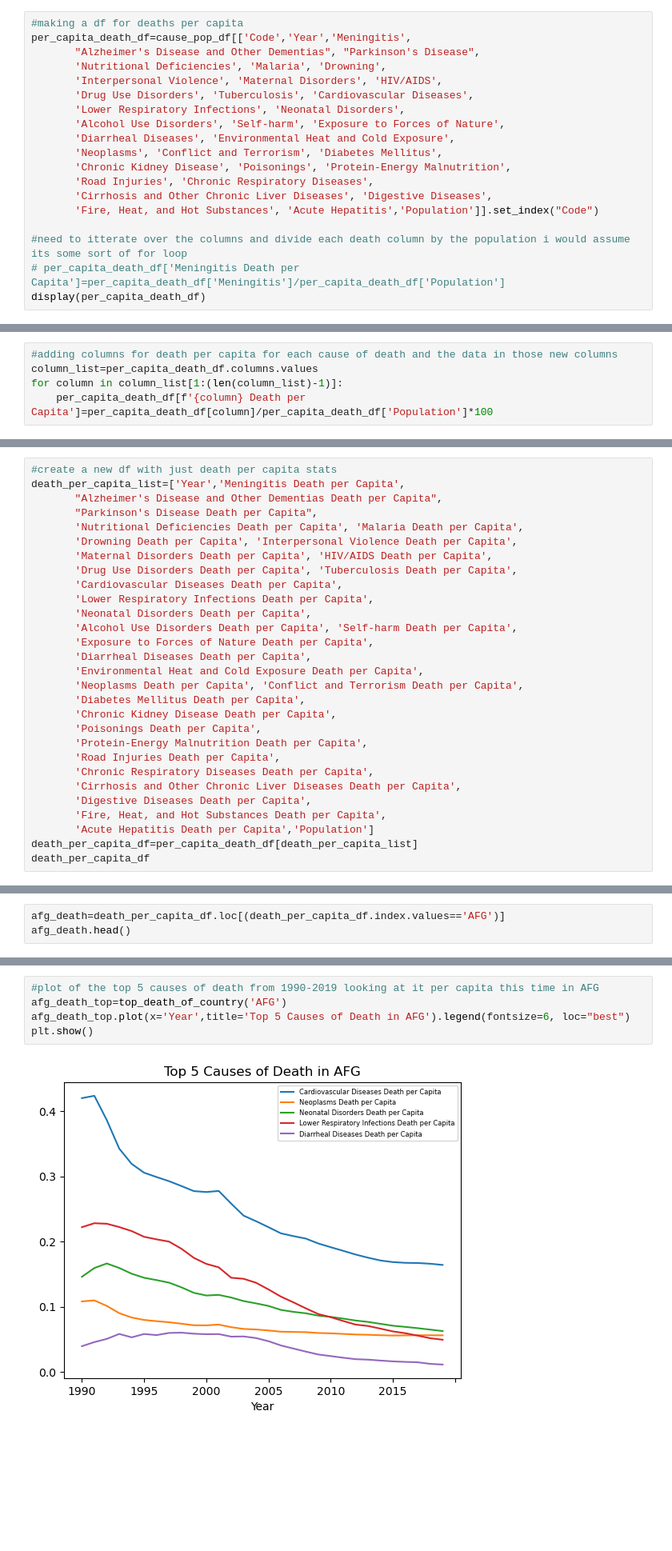
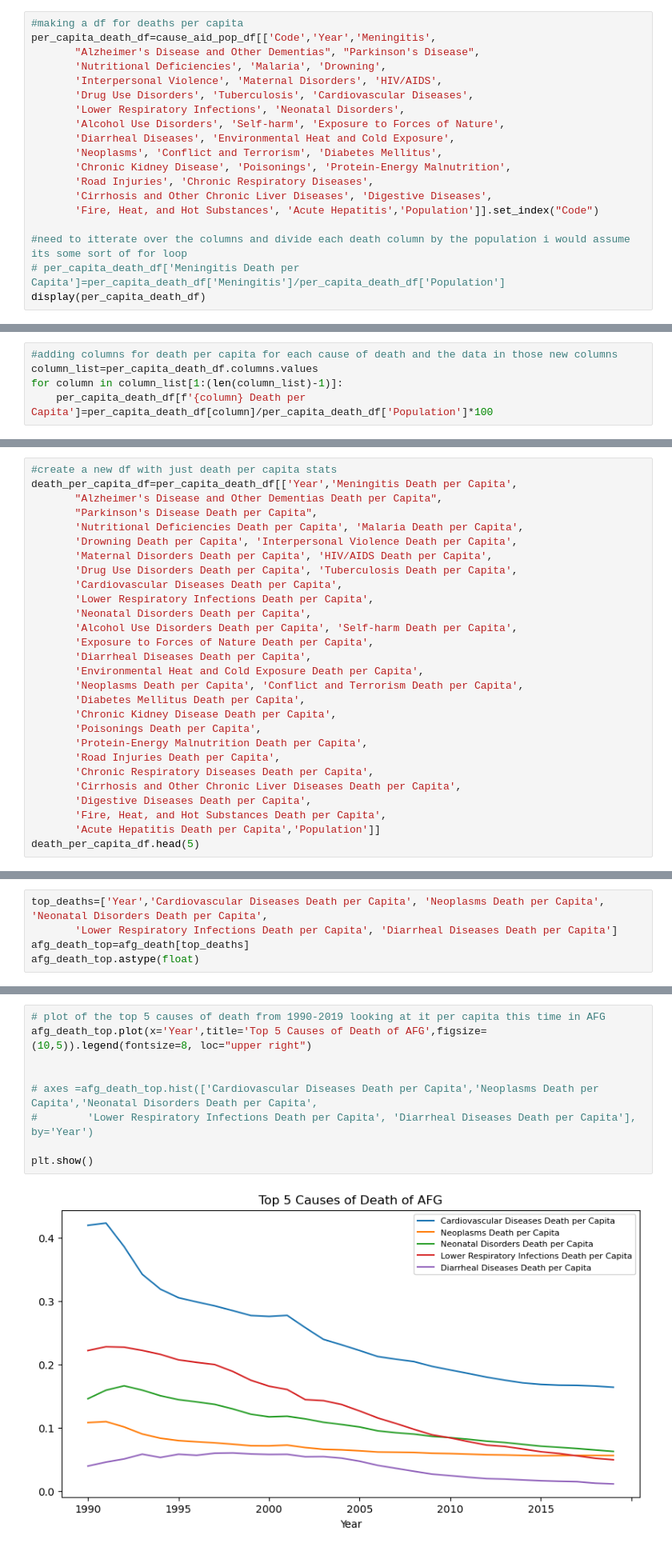
Before and after one commit to thomasjngo/Cause-of-Death-Analysis, a Jupyter notebook: Cause of Death Analysis/CommonCausesofDeath.ipynb, the cells around one changed output, grey strips where cells are left out. Shown at 80% size. Drawn from its saved outputs; the diff is of its cells as text; blank space fills up the shorter version.

```diff
--- a/Cause of Death Analysis/CommonCausesofDeath.ipynb
+++ b/Cause of Death Analysis/CommonCausesofDeath.ipynb
@@ -228,7 +236,7 @@ bottom_death_country_year
 4584 rows × 5 columns
 # %%
 #making a df for deaths per capita
-per_capita_death_df=cause_pop_df[['Code','Year','Meningitis',
+per_capita_death_df=cause_aid_pop_df[['Code','Year','Meningitis',
        "Alzheimer's Disease and Other Dementias", "Parkinson's Disease",
        'Nutritional Deficiencies', 'Malaria', 'Drowning',
        'Interpersonal Violence', 'Maternal Disorders', 'HIV/AIDS',
@@ -287,7 +295,7 @@ Index(['Year', 'Meningitis', 'Alzheimer's Disease and Other Dementias',
       dtype='object')
 # %%
 #create a new df with just death per capita stats
-death_per_capita_list=['Year','Meningitis Death per Capita',
+death_per_capita_df=per_capita_death_df[['Year','Meningitis Death per Capita',
        "Alzheimer's Disease and Other Dementias Death per Capita",
        "Parkinson's Disease Death per Capita",
        'Nutritional Deficiencies Death per Capita', 'Malaria Death per Capita',
@@ -311,9 +319,8 @@ death_per_capita_list=['Year','Meningitis Death per Capita',
        'Cirrhosis and Other Chronic Liver Diseases Death per Capita',
        'Digestive Diseases Death per Capita',
        'Fire, Heat, and Hot Substances Death per Capita',
-       'Acute Hepatitis Death per Capita','Population']
-death_per_capita_df=per_capita_death_df[death_per_capita_list]
-death_per_capita_df
+       'Acute Hepatitis Death per Capita','Population']]
+death_per_capita_df.head(5)
 # %% [output]
 |  | Year | Meningitis Death per Capita | Alzheimer's Disease and Other Dem... | Parkinson's Disease Death per Capita | Nutritional Deficiencies Death pe... | ... |
 | Code |  |  |  |  |  | ... |
@@ -346,4 +356,6 @@ def bottom_death_of_country (code):
 # %%
-afg_death=death_per_capita_df.loc[(death_per_capita_df.index.values=='AFG')]
-afg_death.head()
+top_deaths=['Year','Cardiovascular Diseases Death per Capita', 'Neoplasms Death per Capita', 'Neonatal Disorders Death per Capita',
+       'Lower Respiratory Infections Death per Capita', 'Diarrheal Diseases Death per Capita']
+afg_death_top=afg_death[top_deaths]
+afg_death_top.astype(float)
 # %% [output]
@@ -358,9 +380,13 @@ afg_death.head()
 # %%
-#plot of the top 5 causes of death from 1990-2019 looking at it per capita this time in AFG
-afg_death_top=top_death_of_country('AFG')
-afg_death_top.plot(x='Year',title='Top 5 Causes of Death in AFG').legend(fontsize=6, loc="best")
+# plot of the top 5 causes of death from 1990-2019 looking at it per capita this time in AFG
+afg_death_top.plot(x='Year',title='Top 5 Causes of Death of AFG',figsize=(10,5)).legend(fontsize=8, loc="upper right")
+
+
+# axes =afg_death_top.hist(['Cardiovascular Diseases Death per Capita','Neoplasms Death per Capita','Neonatal Disorders Death per Capita',
+#        'Lower Respiratory Infections Death per Capita', 'Diarrheal Diseases Death per Capita'], by='Year')
+
 plt.show()
 # %% [output]
-[figure, old version]
+[figure, new version]
 # %%
 #plot of the bottom 5 causes of death from 1990-2019 looking at it per capita this time in AFG
```
Also changed, not shown: parts of 35 cells of this notebook.
